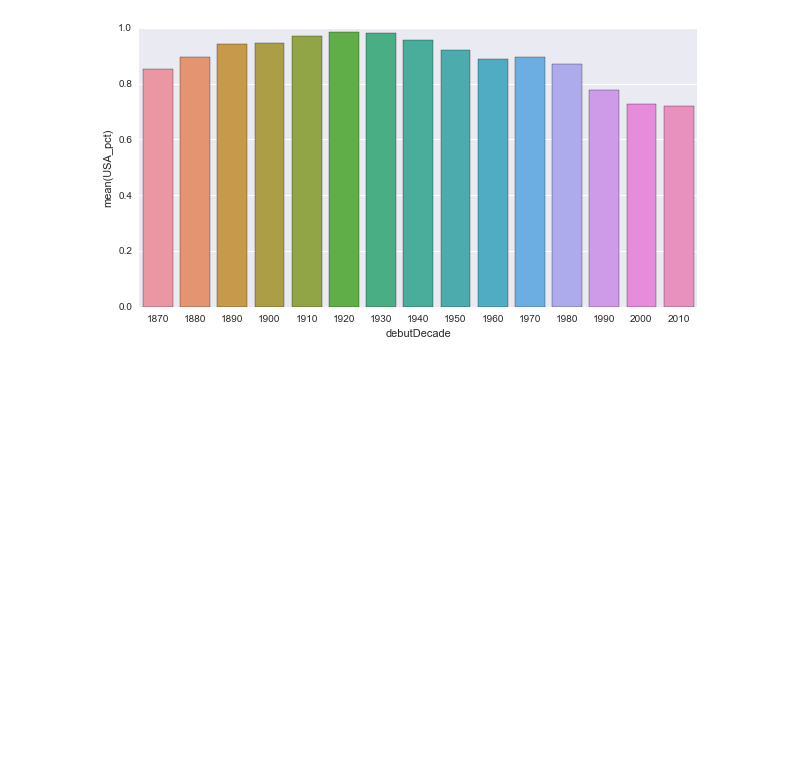
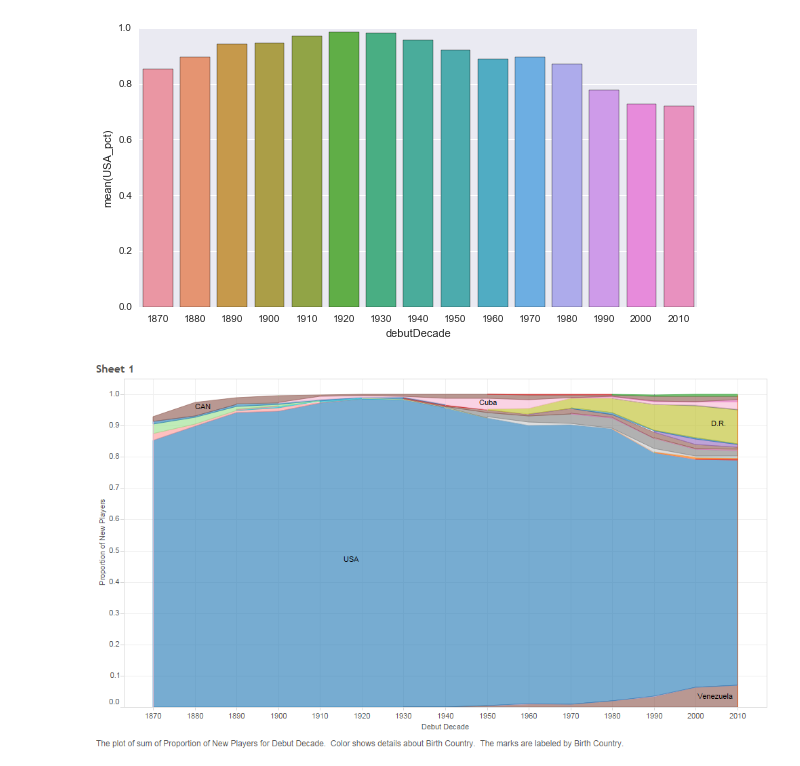
Before and after one commit to kenEldridge/baseball, a Jupyter notebook: baseball.ipynb, the cells around one changed output. Cells and saved outputs as stored; diff of their text form; code cells hidden in the pictures; blank space fills up the shorter version.

Commit message:
added birth country image from tableau

```diff
--- a/baseball.ipynb
+++ b/baseball.ipynb
@@ -215,3 +216,7 @@ sns.barplot(x='debutDecade', y='USA_pct', data=birth_loc_cnt_usa)
 # %% [output]
 <matplotlib.axes._subplots.AxesSubplot at 0x...>
 [figure]
+# %%
+Image(filename='baseball_birth_country.png')
+# %% [output]
+[figure, added]
```
Also changed, not shown: parts of 1 cell of this notebook.
